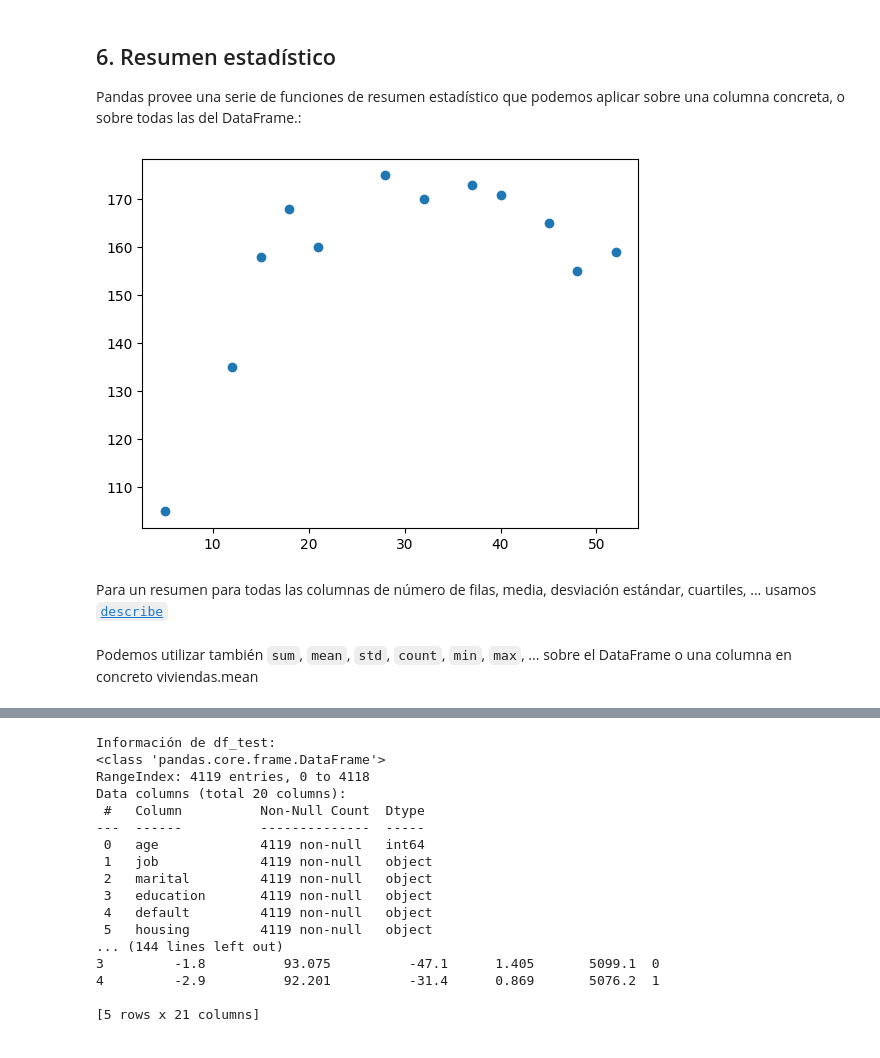
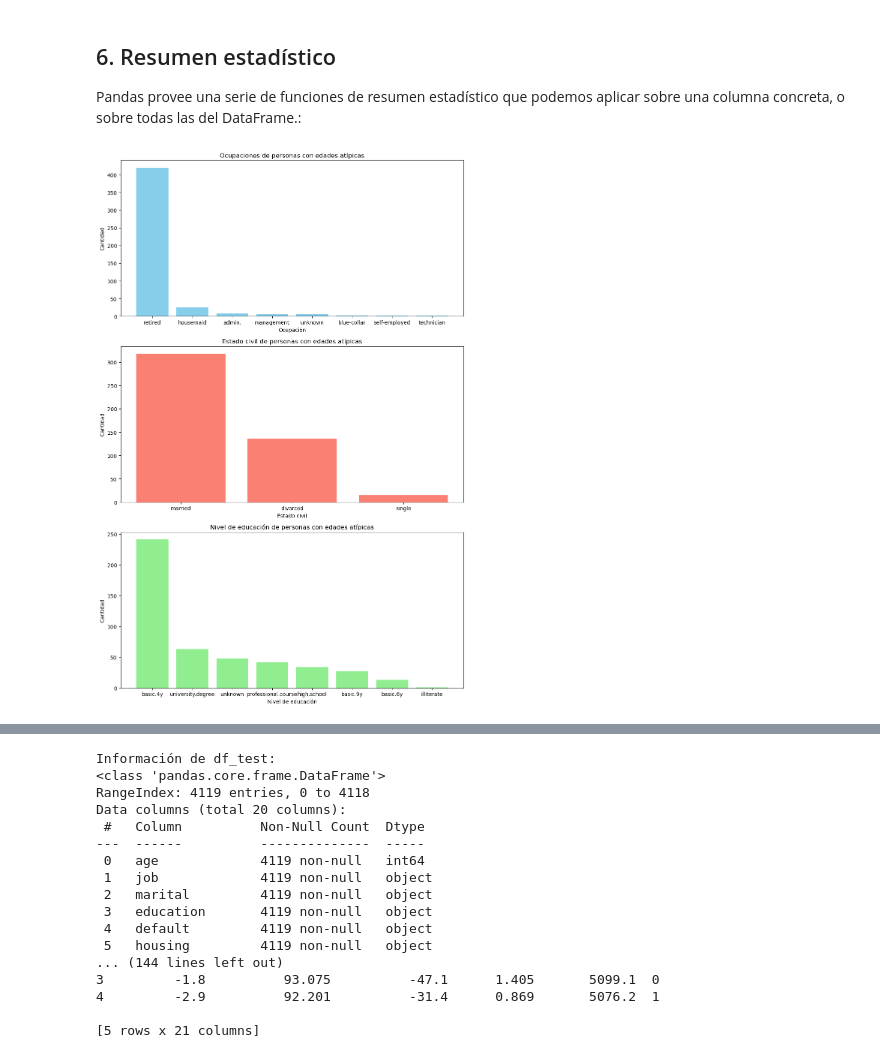
Before and after one commit to mpadinrepo/BIGDATA_IA, a Jupyter notebook: BIGDATA_IA/ML_VANESA/Unidad2_Aprendizaje_Supervisada/Proxecto UD2-20240205/ML.UD2.Supervised-FinalProject.ipynb, the cells around one changed output, grey strips where cells are left out. Saved outputs shown, nothing was run; the diff lists cells and outputs as text; code cells hidden in the pictures.

```diff
--- a/BIGDATA_IA/ML_VANESA/Unidad2_Aprendizaje_Supervisada/Proxecto UD2-20240205/ML.UD2.Supervised-FinalProject.ipynb
+++ b/BIGDATA_IA/ML_VANESA/Unidad2_Aprendizaje_Supervisada/Proxecto UD2-20240205/ML.UD2.Supervised-FinalProject.ipynb
@@ -257,12 +532,38 @@ weight = [55,35,77,68,70,60,72,69,18,65,82,48]
 height = [160,135,170,165,173,168,175,159,105,171,155,158]
 # %%
 import matplotlib.pyplot as plt
-# %%
-plt.scatter(age, height)
-plt.show()
-# %% [output]
-[figure, removed]
-# %% [markdown]
-Para un resumen para todas las columnas de número de filas, media, desviación estándar, cuartiles, ... usamos [`describe`](https://pandas.pydata.org/pandas-docs/stable/generated/pandas.DataFrame.describe.html)
-# %% [markdown]
-Podemos utilizar también `sum`, `mean`, `std`, `count`, `min`, `max`, ... sobre el DataFrame o una columna en concreto viviendas.mean
+# %%
+# Filtrar el DataFrame original para obtener solo las observaciones con edades atípicas
+outliers_age = df[(df['age'] < lower_bound) | (df['age'] > upper_bound)]
+
+# Analizar características de las personas con edades atípicas
+occupation_counts = outliers_age['job'].value_counts()
+marital_counts = outliers_age['marital'].value_counts()
+education_counts = outliers_age['education'].value_counts()
+# Aquí puedes agregar más análisis para otras características
+
+# Visualizar los patrones comunes en las ocupaciones, estado civil y educación
+fig, axs = plt.subplots(3, 1, figsize=(10, 15))
+
+# Gráfico de barras para ocupaciones
+axs[0].bar(occupation_counts.index, occupation_counts.values, color='skyblue')
+axs[0].set_title('Ocupaciones de personas con edades atípicas')
+axs[0].set_xlabel('Ocupación')
+axs[0].set_ylabel('Cantidad')
+
+# Gráfico de barras para estado civil
+axs[1].bar(marital_counts.index, marital_counts.values, color='salmon')
+axs[1].set_title('Estado civil de personas con edades atípicas')
+axs[1].set_xlabel('Estado civil')
+axs[1].set_ylabel('Cantidad')
+
+# Gráfico de barras para educación
+axs[2].bar(education_counts.index, education_counts.values, color='lightgreen')
+axs[2].set_title('Nivel de educación de personas con edades atípicas')
+axs[2].set_xlabel('Nivel de educación')
+axs[2].set_ylabel('Cantidad')
+
+plt.tight_layout()
+plt.show()
+# %% [output]
+[figure, added]
```
Also changed, not shown: parts of 24 cells of this notebook, 1 other file.
